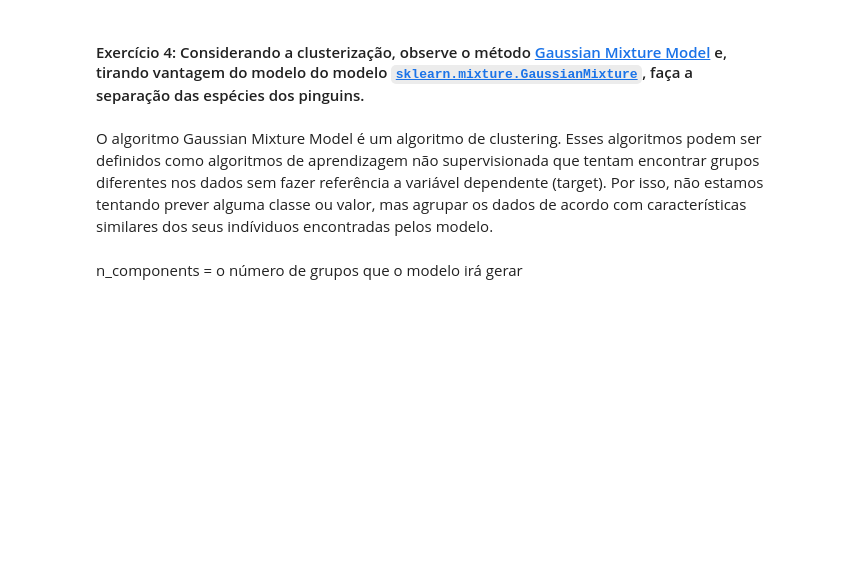
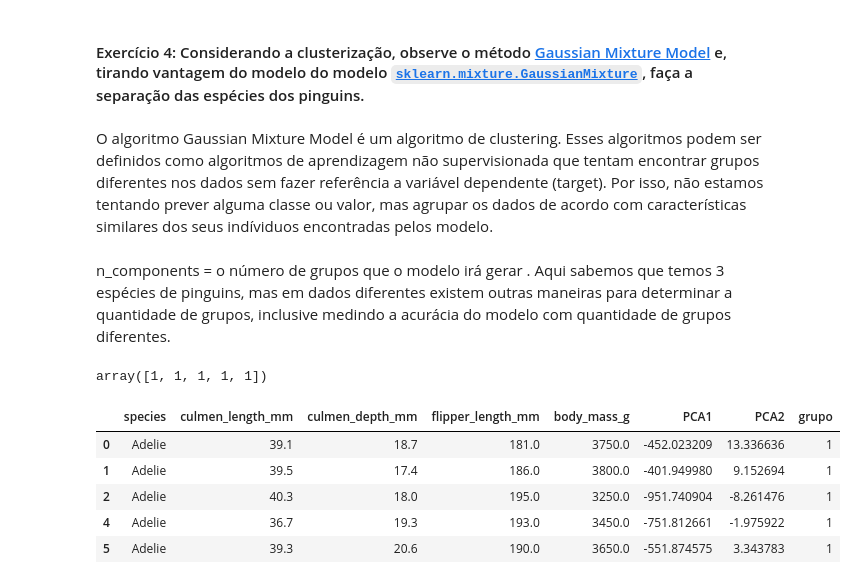
Before and after one commit to Fabiano23/digital_house, a Jupyter notebook: Módulo1/M2A27-INTRO_ML/M2A27_PRATICA_INDEPENDENTE_INTRO_ML.ipynb, the cells around one changed output. Cells and saved outputs as stored; diff of their text form; code cells hidden in the pictures; blank space fills up the shorter version.

```diff
--- a/Módulo1/M2A27-INTRO_ML/M2A27_PRATICA_INDEPENDENTE_INTRO_ML.ipynb
+++ b/Módulo1/M2A27-INTRO_ML/M2A27_PRATICA_INDEPENDENTE_INTRO_ML.ipynb
@@ -259,9 +256,32 @@ Podemos perceber que a espécie Gentoo se destaca mais e difere mais das outras
 #### Exercício 4: Considerando a clusterização, observe o método [Gaussian Mixture Model](https://scikit-learn.org/stable/modules/mixture.html#:~:text=sklearn.,of%20components%20are%20also%20provided.) e, tirando vantagem do modelo do modelo [`sklearn.mixture.GaussianMixture`](https://scikit-learn.org/stable/modules/generated/sklearn.mixture.GaussianMixture.html), faça a separação das espécies dos pinguins.
 # %% [markdown]
 O algoritmo Gaussian Mixture Model é um algoritmo de clustering. Esses algoritmos podem ser definidos como algoritmos de aprendizagem não supervisionada que tentam encontrar grupos diferentes nos dados sem fazer referência a variável dependente (target). Por isso, não estamos tentando prever alguma classe ou valor, mas agrupar os dados de acordo com características similares dos seus indíviduos encontradas pelos modelo.
-# %% [markdown]
-n_components = o número de grupos que o modelo irá gerar
+# %% [markdown]
+n_components = o número de grupos que o modelo irá gerar . Aqui sabemos que temos 3 espécies de pinguins, mas em dados diferentes existem outras maneiras para determinar a quantidade de grupos, inclusive medindo a acurácia do modelo com quantidade de grupos diferentes.
 # %%
 # Instanciando modelo
-#from sklearn.mixture import GaussianMixture
-#modelo_gaussian_mixture = GaussianMixture(n_components = 3, covariance_type = 'full')
+from sklearn.mixture import GaussianMixture
+modelo_gaussian_mixture = GaussianMixture(n_components = 3, covariance_type = 'full')
+
+#Treinando/apresentando os dados ao modelo
+modelo_gaussian_mixture.fit(X_pinguin)
+
+#Predições do modelo do pertencimento dos indivíduos a qual dos 3 grupos
+y_gmm = modelo_gaussian_mixture.predict(X_pinguin)
+
+#Primeiras cinco predições
+y_gmm[:5]
+# %% [output]
+array([1, 1, 1, 1, 1])
+# %%
+#Adicionaremos as tags dos grupos ao DataFrame novo_df (com dois indivíduos excluídos do dataframe original)
+#e usar o Seaborn para traçar os resultados:
+df_predicao['grupo'] = y_gmm
+df_predicao.head()
+# %% [output]
+|  | species | culmen_length_mm | culmen_depth_mm | flipper_length_mm | body_mass_g | PCA1 | PCA2 | grupo |
+| 0 | Adelie | 39.1 | 18.7 | 181.0 | 3750.0 | -452.023209 | 13.336636 | 1 |
+| 1 | Adelie | 39.5 | 17.4 | 186.0 | 3800.0 | -401.949980 | 9.152694 | 1 |
+| 2 | Adelie | 40.3 | 18.0 | 195.0 | 3250.0 | -951.740904 | -8.261476 | 1 |
+| 4 | Adelie | 36.7 | 19.3 | 193.0 | 3450.0 | -751.812661 | -1.975922 | 1 |
+| 5 | Adelie | 39.3 | 20.6 | 190.0 | 3650.0 | -551.874575 | 3.343783 | 1 |
```
Also changed, not shown: parts of 8 cells of this notebook.
